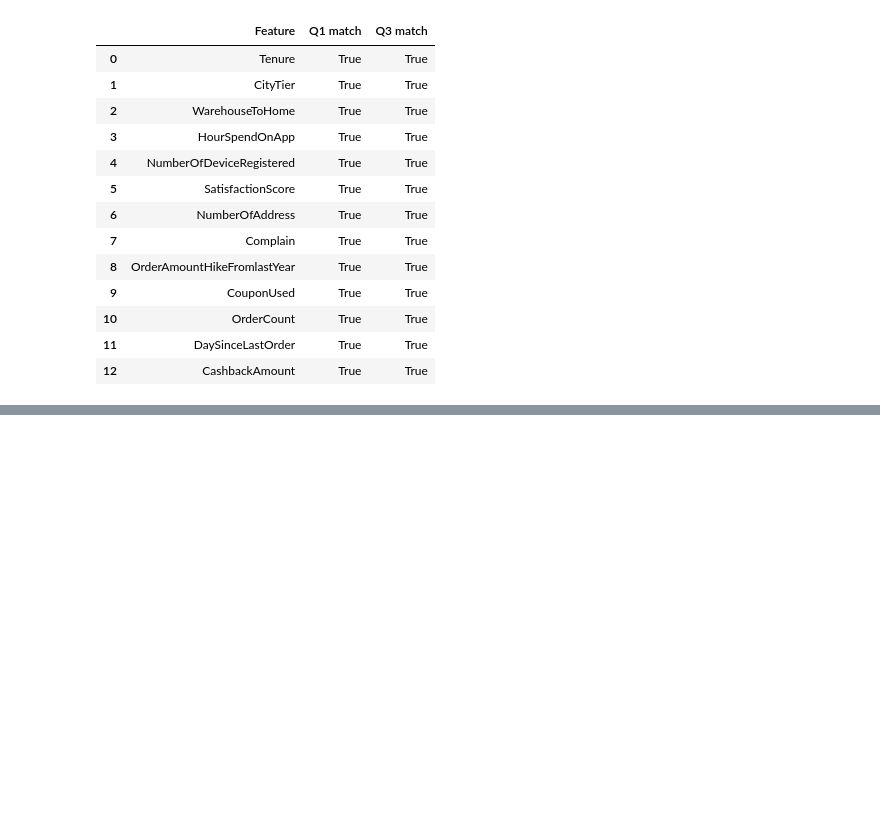
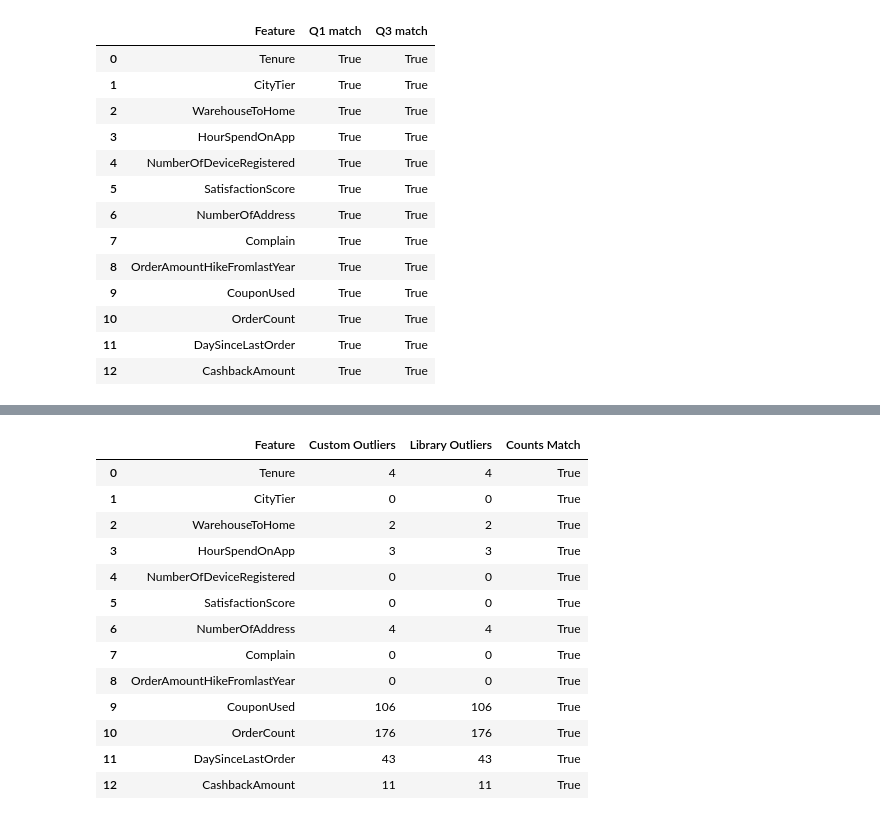
Before and after one commit to DrishtiNigam1928/CUSTOMER_CHURN, a Jupyter notebook: notebooks/main_analysis.ipynb, the cells around one changed output, grey strips where cells are left out. Drawn from its saved outputs; the diff is of its cells as text; code cells hidden in the pictures; blank space fills up the shorter version.

```diff
--- a/notebooks/main_analysis.ipynb
+++ b/notebooks/main_analysis.ipynb
@@ -626,0 +676,35 @@ pd.DataFrame(verify_rows)
+# %%
+# Library Verification using SciPy zscore for F2 Task
+from scipy.stats import zscore
+
+verify_z_rows = []
+for col in numerical_vars:
+  clean_series = df_cleaned[col].dropna()
+  lib_z_scores = zscore(clean_series)
+  lib_outlier_count = sum(abs(lib_z_scores) > z_threshold)
+
+  my_row = next(r for r in z_score_report if r["Feature"] == col)
+
+  verify_z_rows.append({
+      "Feature": col,
+      "Custom Outliers": my_row["Outliers Detected"],
+      "Library Outliers": lib_outlier_count,
+      "Counts Match": my_row["Outliers Detected"] == lib_outlier_count
+  })
+
+pd.DataFrame(verify_z_rows)
+# %% [output]
+|  | Feature | Custom Outliers | Library Outliers | Counts Match |
+| 0 | Tenure | 4 | 4 | True |
+| 1 | CityTier | 0 | 0 | True |
+| 2 | WarehouseToHome | 2 | 2 | True |
+| 3 | HourSpendOnApp | 3 | 3 | True |
+| 4 | NumberOfDeviceRegistered | 0 | 0 | True |
+| 5 | SatisfactionScore | 0 | 0 | True |
+| 6 | NumberOfAddress | 4 | 4 | True |
+| 7 | Complain | 0 | 0 | True |
+| 8 | OrderAmountHikeFromlastYear | 0 | 0 | True |
+| 9 | CouponUsed | 106 | 106 | True |
+| 10 | OrderCount | 176 | 176 | True |
+| 11 | DaySinceLastOrder | 43 | 43 | True |
+| 12 | CashbackAmount | 11 | 11 | True |
```
Also changed, not shown: parts of 3 cells of this notebook.
